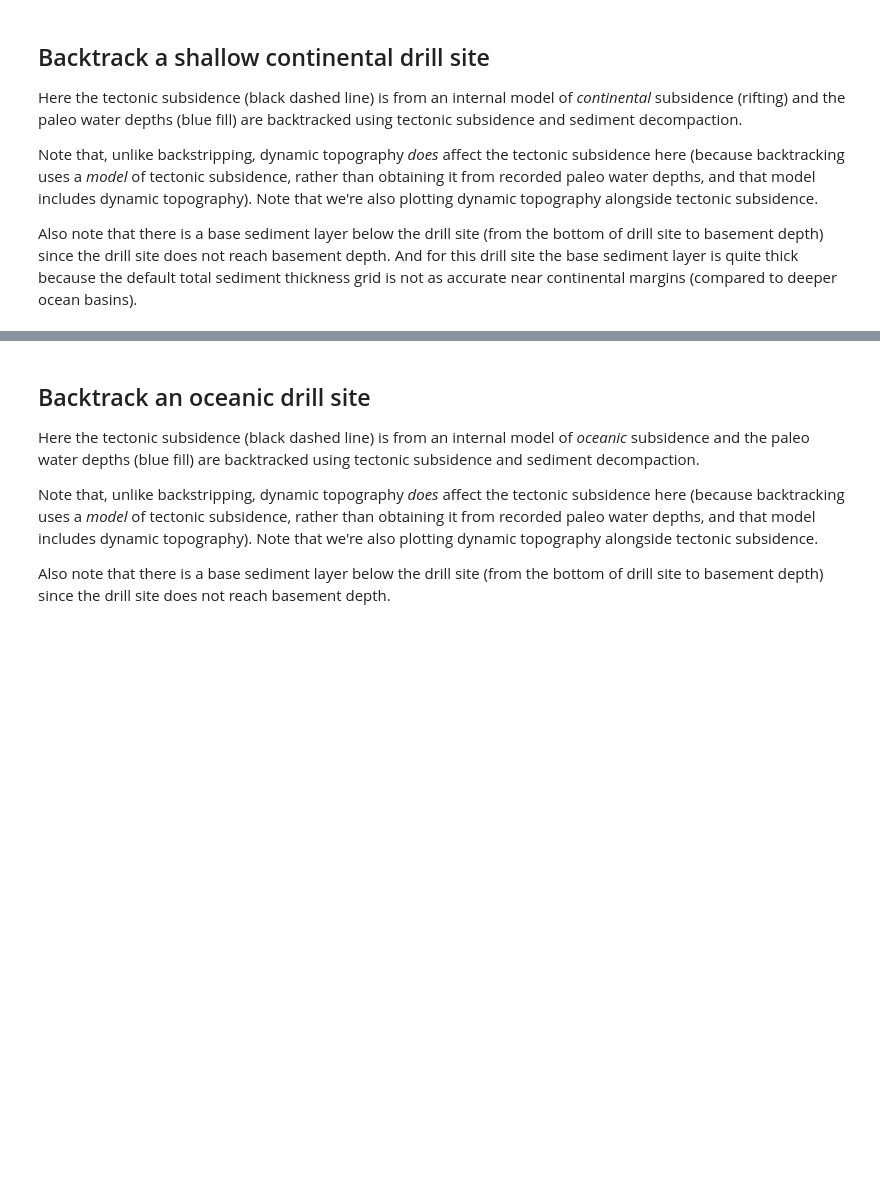
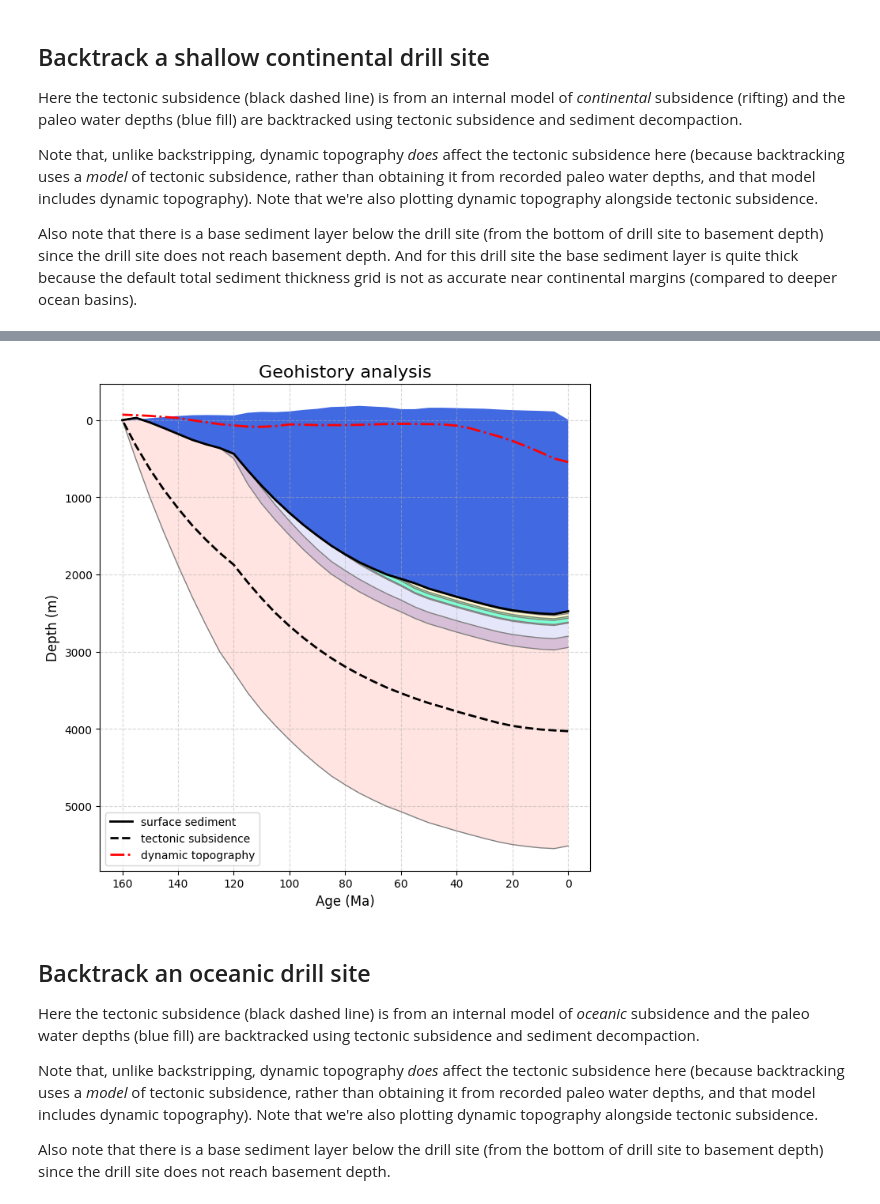
Before and after one commit to RichardScottOZ/pyBacktrack, a Jupyter notebook: pybacktrack/notebooks/decompacting_stratigraphy.ipynb, the cells around one changed output, grey strips where cells are left out. Saved outputs shown, nothing was run; the diff lists cells and outputs as text; code cells hidden in the pictures; blank space fills up the shorter version.

```diff
--- a/pybacktrack/notebooks/decompacting_stratigraphy.ipynb
+++ b/pybacktrack/notebooks/decompacting_stratigraphy.ipynb
@@ -284,3 +346,17 @@ plot_decompacted_sediment_depths(*get_decompacted_sediment_depths(well, decompac
+# %%
+# From rift start to present day (in 5 Myr intervals).
+times = np.arange(0, 160+1, 5)
+
+well, decompacted_sections = pybacktrack.backtrack_well(
+    backtrack_continental_well_filename,
+    times=times,
+    dynamic_topography_model='M7',
+    sea_level_model='Haq87_SealevelCurve_Longterm')
+
+# Retrieve and plot the decompacted sediment depths, etc.
+plot_decompacted_sediment_depths(*get_decompacted_sediment_depths(well, decompacted_sections, dynamic_topography_model_M7))
+# %% [output]
+[figure, added]
 # %% [markdown]
 ## Backtrack an oceanic drill site
 
```
Also changed, not shown: parts of 12 cells of this notebook, 2 other files.
